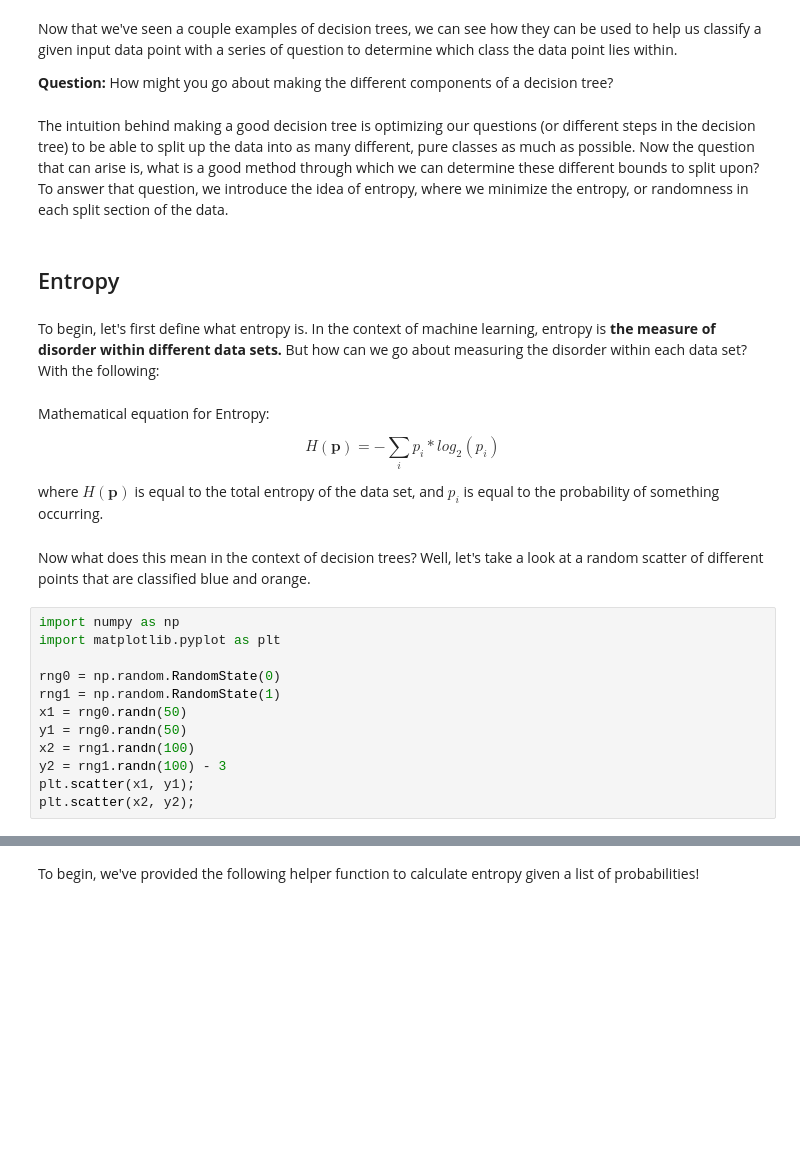
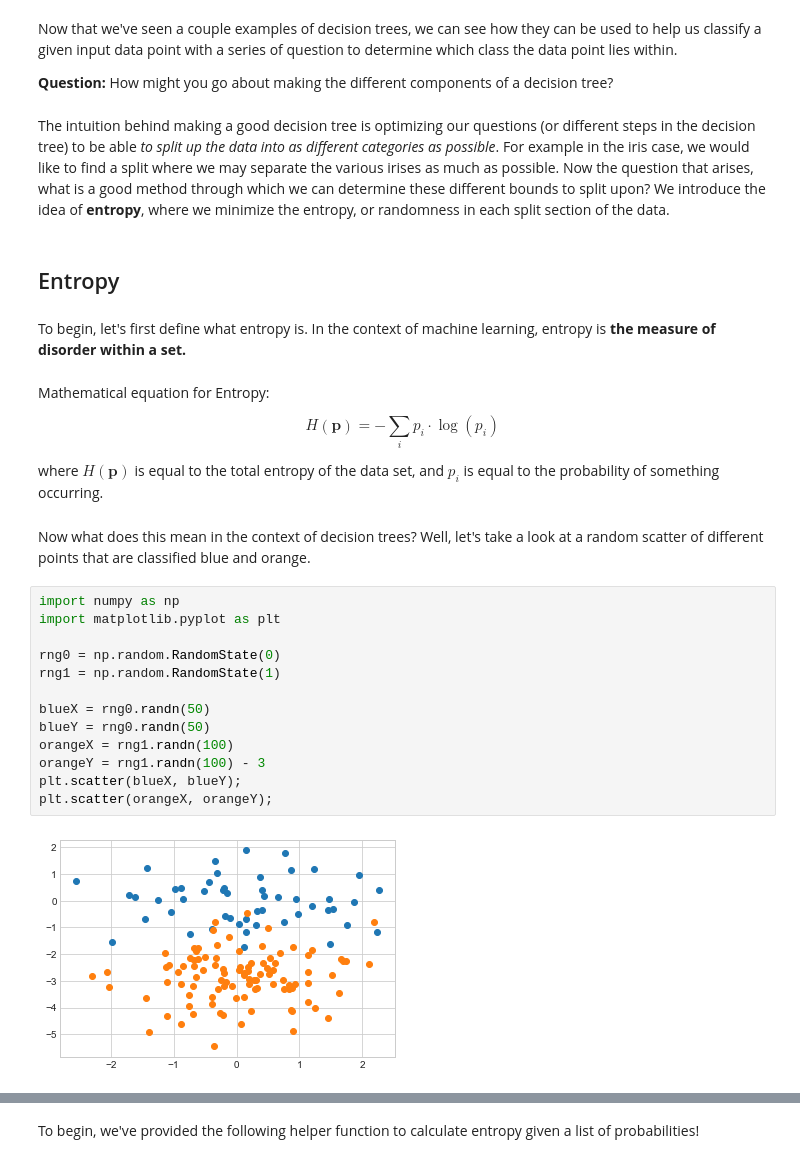
Before and after one commit to claalmve/susa-lecture-9, a Jupyter notebook: Lecture-9-FINAL.ipynb, the cells around one changed output, grey strips where cells are left out. Drawn from its saved outputs; the diff is of its cells as text; blank space fills up the shorter version.

Commit message:
Made many changes and formatting updates

```diff
--- a/Lecture-9-FINAL.ipynb
+++ b/Lecture-9-FINAL.ipynb
@@ -425,15 +399,15 @@ Now that we've seen a couple examples of decision trees, we can see how they can
 
 **Question:** How might you go about making the different components of a decision tree?
 # %% [markdown]
-The intuition behind making a good decision tree is optimizing our questions (or different steps in the decision tree) to be able to split up the data into as many different, pure classes as much as possible. Now the question that can arise is, what is a good method through which we can determine these different bounds to split upon? To answer that question, we introduce the idea of entropy, where we minimize the entropy, or randomness in each split section of the data.
+The intuition behind making a good decision tree is optimizing our questions (or different steps in the decision tree) to be able *to split up the data into as different categories as possible*. For example in the iris case, we would like to find a split where we may separate the various irises as much as possible. Now the question that arises, what is a good method through which we can determine these different bounds to split upon? We introduce the idea of **entropy**, where we minimize the entropy, or randomness in each split section of the data.
 # %% [markdown]
 ## Entropy
 # %% [markdown]
-To begin, let's first define what entropy is. In the context of machine learning, entropy is **the measure of disorder within different data sets.** But how can we go about measuring the disorder within each data set? With the following:
+To begin, let's first define what entropy is. In the context of machine learning, entropy is **the measure of disorder  within a set.**
 # %% [markdown]
 Mathematical equation for Entropy:
 
-$$H(\textbf{p}) = -\sum_i p_i * log_{2}(p_i)$$
+$$H(\textbf{p}) = -\sum_i p_i \cdot \log(p_i)$$
 
 where $H(\textbf{p})$ is equal to the total entropy of the data set, and $p_i$ is equal to the probability of something occurring.
 # %% [markdown]
@@ -441,13 +415,16 @@ Now what does this mean in the context of decision trees? Well, let's take a loo
 # %%
 import numpy as np
 import matplotlib.pyplot as plt
 
 rng0 = np.random.RandomState(0)
 rng1 = np.random.RandomState(1)
-x1 = rng0.randn(50)
-y1 = rng0.randn(50)
-x2 = rng1.randn(100)
-y2 = rng1.randn(100) - 3
-plt.scatter(x1, y1);
-plt.scatter(x2, y2);
+
+blueX = rng0.randn(50)
+blueY = rng0.randn(50)
+orangeX = rng1.randn(100)
+orangeY = rng1.randn(100) - 3
+plt.scatter(blueX, blueY);
+plt.scatter(orangeX, orangeY);
+# %% [output]
+[figure, added]
 # %% [markdown]
```
Also changed, not shown: parts of 65 cells of this notebook.
